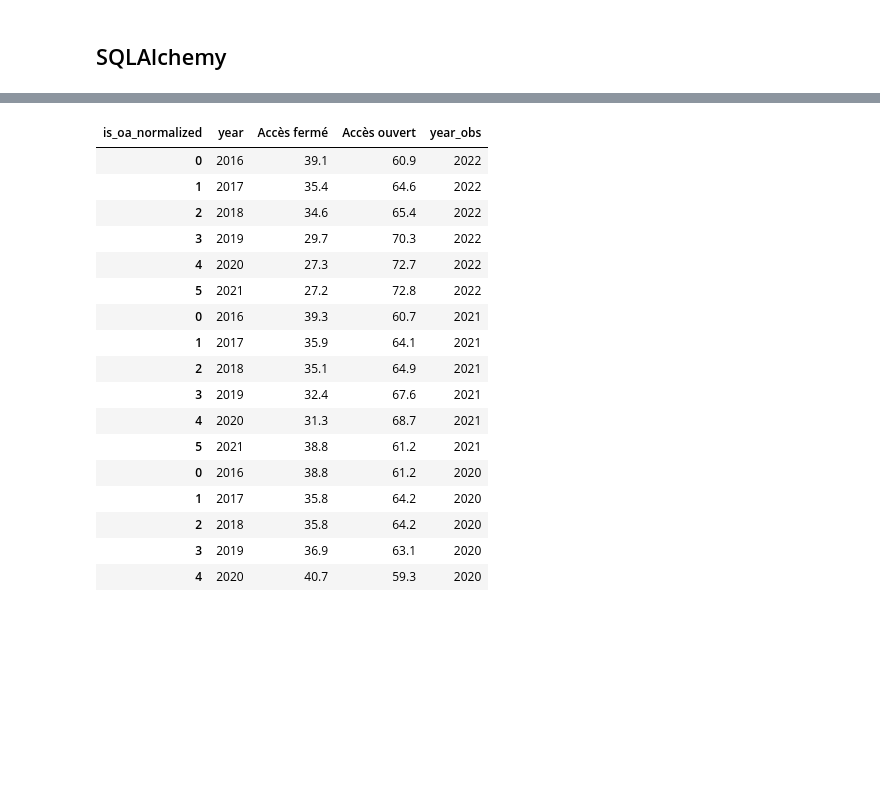
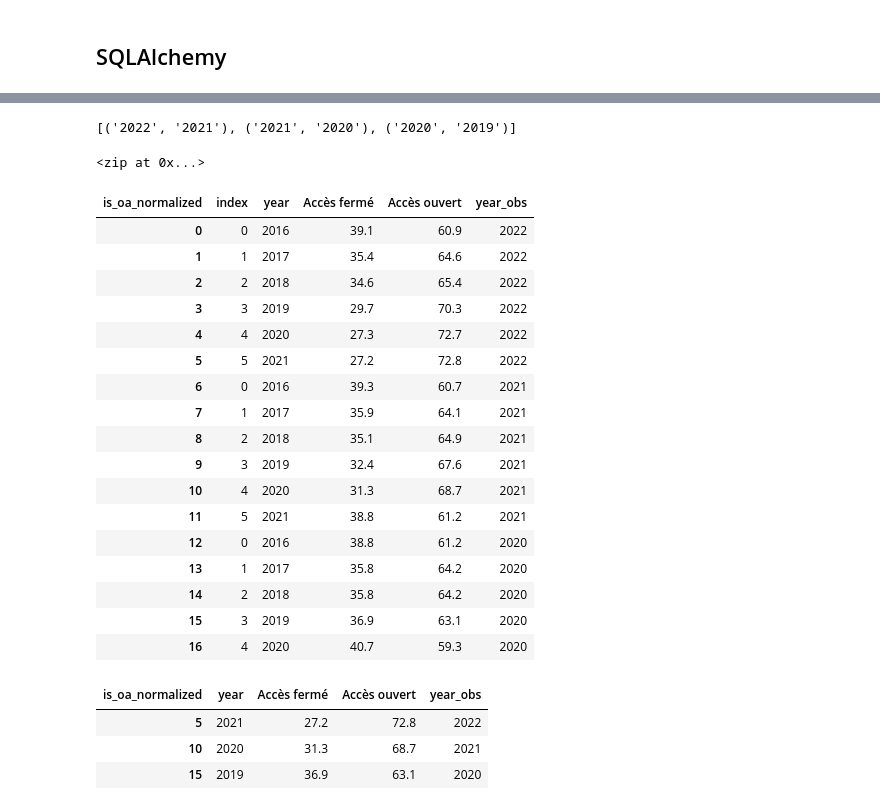
Before and after one commit to azur-scd/dagster-workflows, a Jupyter notebook: app/bso_publis_scopus/08_reporting/2022-08-29/open_access/Untitled.ipynb, the cells around one changed output, grey strips where cells are left out. Saved outputs shown, nothing was run; the diff lists cells and outputs as text; code cells hidden in the pictures; blank space fills up the shorter version.

```diff
--- a/app/bso_publis_scopus/08_reporting/2022-08-29/open_access/Untitled.ipynb
+++ b/app/bso_publis_scopus/08_reporting/2022-08-29/open_access/Untitled.ipynb
@@ -110,26 +235,0 @@ comp_first_date = "20201130"
-# %%
-df = pd.read_sql(f'select distinct(bso_publis_uniques_{comp_last_date}.doi) as doi, bso_publis_uniques_{comp_last_date}.year, bso_publis_uniques_{comp_last_date}.title, '
-                       f'bso_publis_uniques_{comp_last_date}.publisher_by_doiprefix, bso_publis_uniques_{comp_last_date}.is_oa_normalized, bso_publis_uniques_{comp_last_date}.oa_status_normalized '
-                       f'FROM bso_publis_uniques_{comp_last_date} JOIN bso_publis_uniques_{comp_first_date} ON bso_publis_uniques_{comp_last_date}.doi = bso_publis_uniques_{comp_first_date}.doi '
-                       f'JOIN bso_publis_all_by_affiliation_{comp_last_date} ON bso_publis_uniques_{comp_last_date}.doi = bso_publis_all_by_affiliation_{comp_last_date}.doi '
-                       f'WHERE bso_publis_all_by_affiliation_{comp_last_date}.aff_internal_id = {selected_structure} AND bso_publis_uniques_{comp_first_date}.is_oa_normalized = "{comp_first_oa_state}" '
-                       f'AND bso_publis_uniques_{comp_last_date}.is_oa_normalized <> bso_publis_uniques_{comp_first_date}.is_oa_normalized' ,dbEngine)
-# %% [output]
-| is_oa_normalized | year | Accès fermé | Accès ouvert | year_obs |
-| 0 | 2016 | 39.1 | 60.9 | 2022 |
-| 1 | 2017 | 35.4 | 64.6 | 2022 |
-| 2 | 2018 | 34.6 | 65.4 | 2022 |
-| 3 | 2019 | 29.7 | 70.3 | 2022 |
-| 4 | 2020 | 27.3 | 72.7 | 2022 |
-| 5 | 2021 | 27.2 | 72.8 | 2022 |
-| 0 | 2016 | 39.3 | 60.7 | 2021 |
-| 1 | 2017 | 35.9 | 64.1 | 2021 |
-| 2 | 2018 | 35.1 | 64.9 | 2021 |
-| 3 | 2019 | 32.4 | 67.6 | 2021 |
-| 4 | 2020 | 31.3 | 68.7 | 2021 |
-| 5 | 2021 | 38.8 | 61.2 | 2021 |
-| 0 | 2016 | 38.8 | 61.2 | 2020 |
-| 1 | 2017 | 35.8 | 64.2 | 2020 |
-| 2 | 2018 | 35.8 | 64.2 | 2020 |
-| 3 | 2019 | 36.9 | 63.1 | 2020 |
-| 4 | 2020 | 40.7 | 59.3 | 2020 |
@@ -135,0 +261,46 @@ df = pd.read_sql(f'select distinct(bso_publis_uniques_{comp_last_date}.doi) as d
+# %%
+l = [d[:4] for d in publis_obs_dates]
+l1 = [str(int(d) - 1) for d in l]
+z = list(zip(l, l1))
+z
+# %% [output]
+[('2022', '2021'), ('2021', '2020'), ('2020', '2019')]
+# %%
+zip(l, l1)
+# %% [output]
+<zip at 0x...>
+# %%
+df = get_crosstab_by_date_obs("0").reset_index()
+for column_name in ['year', 'year_obs']:
+    df[column_name] = df[column_name].astype('string')
+df = df.drop(columns=['index'])
+df
+# %% [output]
+| is_oa_normalized | index | year | Accès fermé | Accès ouvert | year_obs |
+| 0 | 0 | 2016 | 39.1 | 60.9 | 2022 |
+| 1 | 1 | 2017 | 35.4 | 64.6 | 2022 |
+| 2 | 2 | 2018 | 34.6 | 65.4 | 2022 |
+| 3 | 3 | 2019 | 29.7 | 70.3 | 2022 |
+| 4 | 4 | 2020 | 27.3 | 72.7 | 2022 |
+| 5 | 5 | 2021 | 27.2 | 72.8 | 2022 |
+| 6 | 0 | 2016 | 39.3 | 60.7 | 2021 |
+| 7 | 1 | 2017 | 35.9 | 64.1 | 2021 |
+| 8 | 2 | 2018 | 35.1 | 64.9 | 2021 |
+| 9 | 3 | 2019 | 32.4 | 67.6 | 2021 |
+| 10 | 4 | 2020 | 31.3 | 68.7 | 2021 |
+| 11 | 5 | 2021 | 38.8 | 61.2 | 2021 |
+| 12 | 0 | 2016 | 38.8 | 61.2 | 2020 |
+| 13 | 1 | 2017 | 35.8 | 64.2 | 2020 |
+| 14 | 2 | 2018 | 35.8 | 64.2 | 2020 |
+| 15 | 3 | 2019 | 36.9 | 63.1 | 2020 |
+| 16 | 4 | 2020 | 40.7 | 59.3 | 2020 |
+# %%
+#df[(df.year_obs.isin([d[0] for d in z])) & (df.year.isin([d[1] for d in z]))]
+#df[df.year.isin([d[1] for d in z])]
+t = df[df.set_index(['year','year_obs']).index.isin(zip(l1,l))]
+t
+# %% [output]
+| is_oa_normalized | year | Accès fermé | Accès ouvert | year_obs |
+| 5 | 2021 | 27.2 | 72.8 | 2022 |
+| 10 | 2020 | 31.3 | 68.7 | 2021 |
+| 15 | 2019 | 36.9 | 63.1 | 2020 |
```
Also changed, not shown: parts of 19 cells of this notebook, 32 other files.
